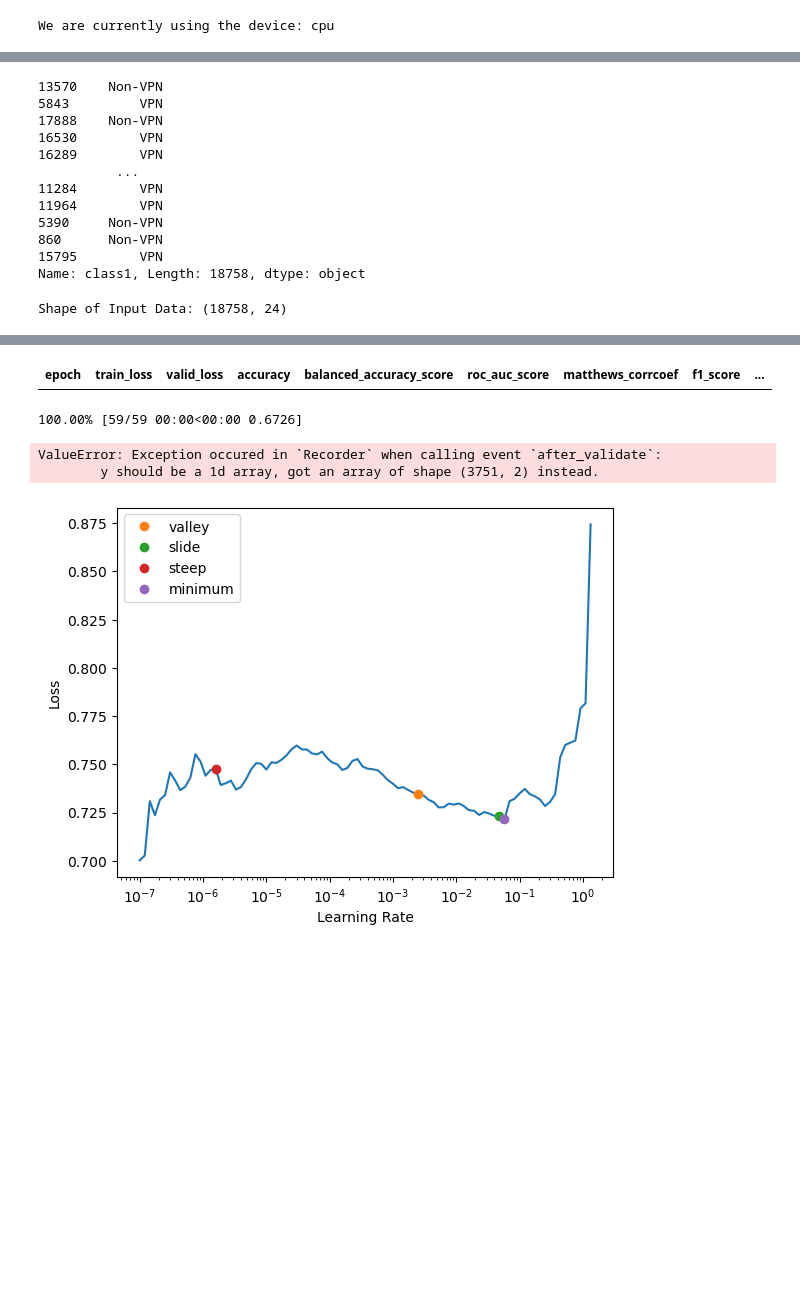
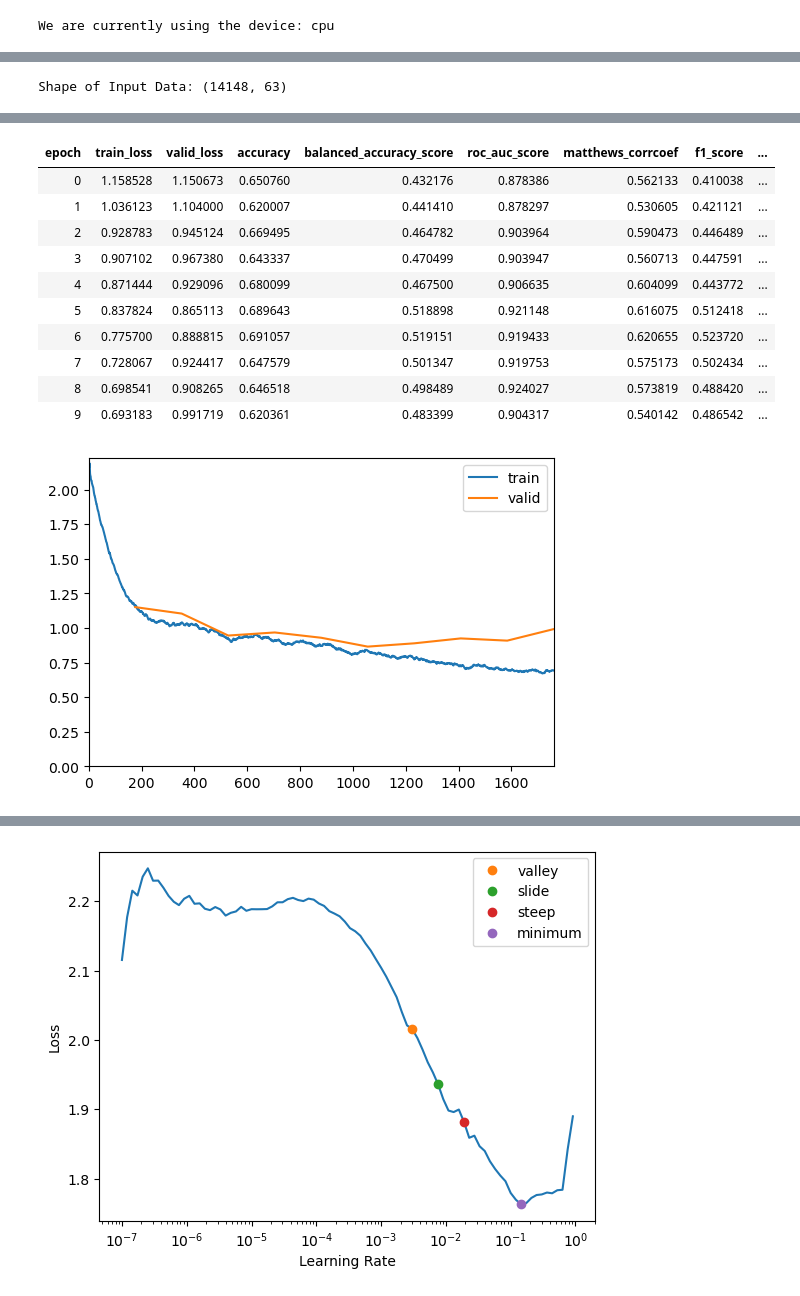
Before and after one commit to Colorado-Mesa-University-Cybersecurity/TrafficFlowForecasting, a Jupyter notebook: warins_experiments/main/baselines.ipynb, the cells around one changed output, grey strips where cells are left out. Cells and saved outputs as stored; diff of their text form; code cells hidden in the pictures; blank space fills up the shorter version.

```diff
--- a/warins_experiments/main/baselines.ipynb
+++ b/warins_experiments/main/baselines.ipynb
@@ -250,26 +333,22 @@ df.head()
-# %%
-df['class1'].
-# %% [output]
-13570    Non-VPN
-5843         VPN
-17888    Non-VPN
-16530        VPN
-16289        VPN
-          ...
-11284        VPN
-11964        VPN
-5390     Non-VPN
-860      Non-VPN
-15795        VPN
-Name: class1, Length: 18758, dtype: object
 # %%
 results_dnn = run_deep_nn_experiment(
-    df,
+    df.drop(['Traffic Type'], axis=1), # we perform classification on the application type, so we drop traffic type
     dataset_1['File'],                 # stuff for logging
-    'class1',                # the column we are trying to predict
-    (50 for _ in range(1)),           # we use 10 layers with 100 neurons each
-    epochs=200,
+    'Application Type',                # the column we are trying to predict
+    (100 for _ in range(10))           # we use 10 layers with 100 neurons each
 )
 # %% [output]
-Shape of Input Data: (18758, 24)
+Shape of Input Data: (14148, 63)
 [interactive output not drawn]
+| epoch | train_loss | valid_loss | accuracy | balanced_accuracy_score | roc_auc_score | matthews_corrcoef | f1_score | ... |
+| 0 | 1.158528 | 1.150673 | 0.650760 | 0.432176 | 0.878386 | 0.562133 | 0.410038 | ... |
+| 1 | 1.036123 | 1.104000 | 0.620007 | 0.441410 | 0.878297 | 0.530605 | 0.421121 | ... |
+| 2 | 0.928783 | 0.945124 | 0.669495 | 0.464782 | 0.903964 | 0.590473 | 0.446489 | ... |
+| 3 | 0.907102 | 0.967380 | 0.643337 | 0.470499 | 0.903947 | 0.560713 | 0.447591 | ... |
+| 4 | 0.871444 | 0.929096 | 0.680099 | 0.467500 | 0.906635 | 0.604099 | 0.443772 | ... |
+| 5 | 0.837824 | 0.865113 | 0.689643 | 0.518898 | 0.921148 | 0.616075 | 0.512418 | ... |
+| 6 | 0.775700 | 0.888815 | 0.691057 | 0.519151 | 0.919433 | 0.620655 | 0.523720 | ... |
+| 7 | 0.728067 | 0.924417 | 0.647579 | 0.501347 | 0.919753 | 0.575173 | 0.502434 | ... |
+| 8 | 0.698541 | 0.908265 | 0.646518 | 0.498489 | 0.924027 | 0.573819 | 0.488420 | ... |
+| 9 | 0.693183 | 0.991719 | 0.620361 | 0.483399 | 0.904317 | 0.540142 | 0.486542 | ... |
+[figure, new version]
@@ -277,5 +359 @@ Shape of Input Data: (18758, 24)
-| epoch | train_loss | valid_loss | accuracy | balanced_accuracy_score | roc_auc_score | matthews_corrcoef | f1_score | ... |
-100.00% [59/59 00:00<00:00 0.6726]
-ValueError: Exception occured in `Recorder` when calling event `after_validate`:
-        y should be a 1d array, got an array of shape (3751, 2) instead.
-[figure, old version]
+[figure, added]
```
Also changed, not shown: parts of 23 cells of this notebook.
